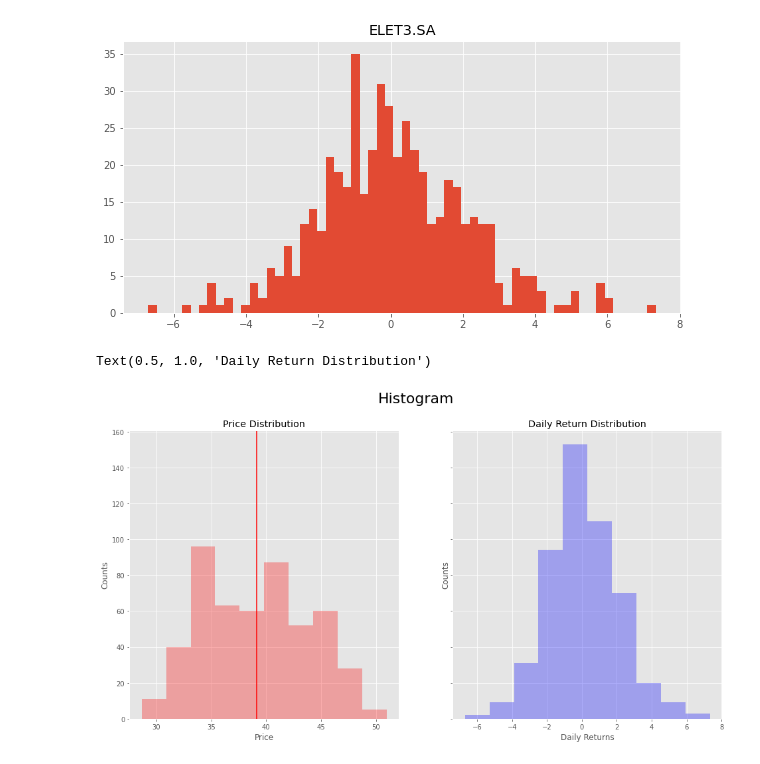
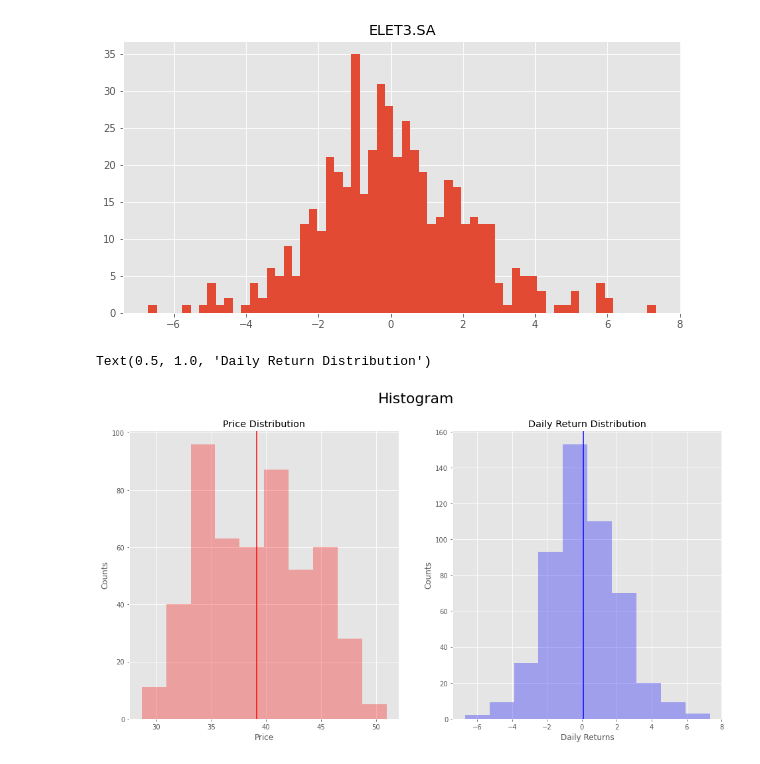
Before and after one commit to IsraelFPM/Risk-Analysis, a Jupyter notebook: ValueAtRisk.ipynb, the cells around one changed output. Cells and saved outputs as stored; diff of their text form; code cells hidden in the pictures.

```diff
--- a/ValueAtRisk.ipynb
+++ b/ValueAtRisk.ipynb
@@ -109,27 +109,27 @@ array([[<matplotlib.axes._subplots.AxesSubplot object at 0x...>]],
 [figure]
 # %%
 Price = data_series['ELET3.SA'].values
-Daily_return = data_series['ELET3.SA'].pct_change().values*100
+Daily_return = data_series['ELET3.SA'].pct_change().values[1:-1]*100
 
 
-fig, axs = plt.subplots(1,2,figsize = (16,8),sharey = True)
+fig, axs = plt.subplots(1,2,figsize = (16,8))
 
 plt.suptitle('Histogram',fontsize = 22)
 axs[0].hist(Price, bins = 'sturges', alpha = 0.3,color = 'red')
 axs[0].axvline(Price.mean(),color = 'red')
 axs[0].set_xlabel('Price')
 axs[0].set_ylabel('Counts')
 axs[0].set_title('Price Distribution')
 #axs[0].text(26,200,f'Média: {round(Price.mean(),2)}')
 
 
 ##
 axs[1].hist(Daily_return, bins = 'sturges', alpha = 0.3,color = 'blue')
 axs[1].axvline(Daily_return.mean(),color = 'blue')
 axs[1].set_xlabel('Daily Returns')
 axs[1].set_ylabel('Counts')
 axs[1].set_title('Daily Return Distribution')
 #axs[1].text(25.83,200,f'Média: {round(Daily_return.mean(),2)}')
 # %% [output]
 Text(0.5, 1.0, 'Daily Return Distribution')
-[figure, old version]
+[figure, new version]
```
